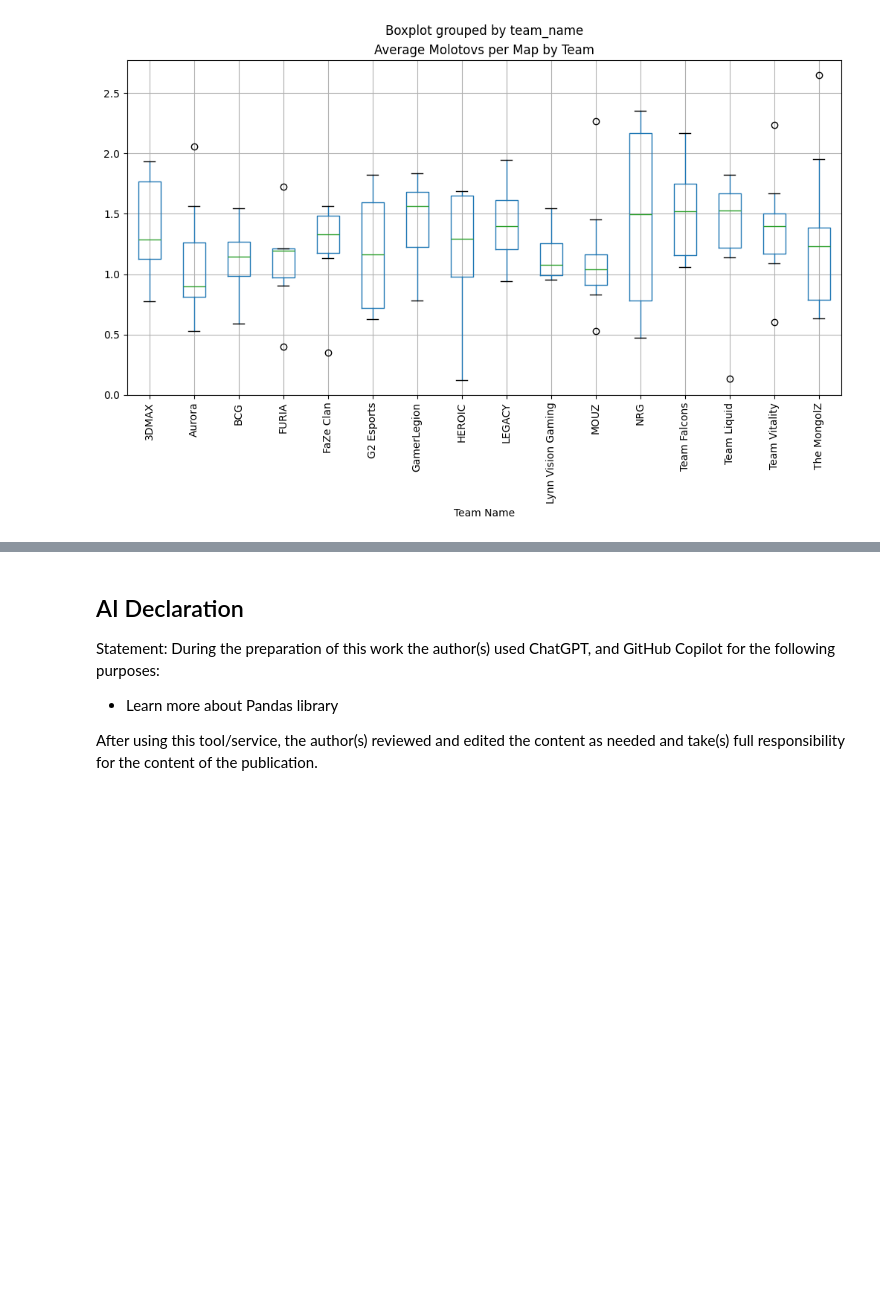
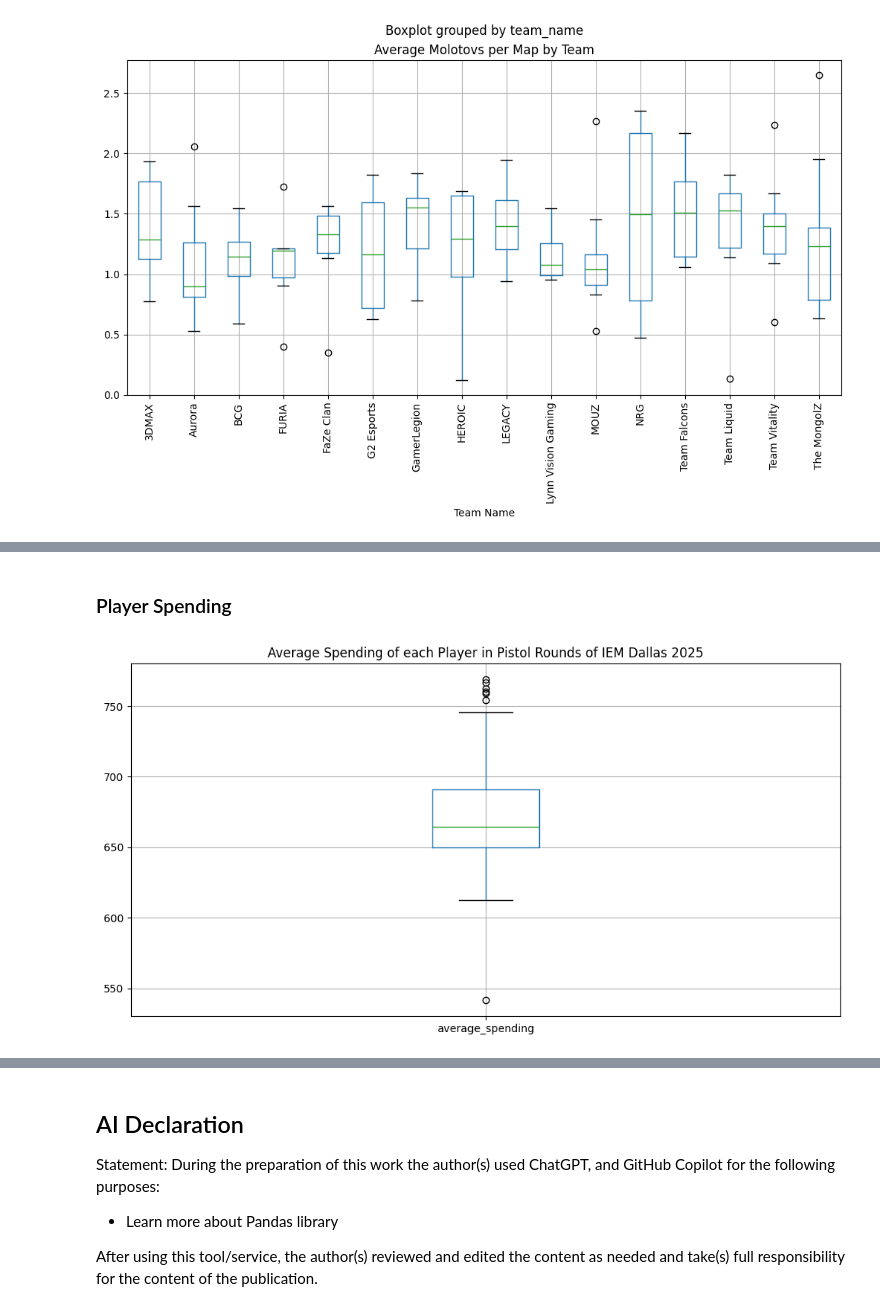
Before and after one commit to iwillreku3206/CSMODEL-MP, a Jupyter notebook: MP.ipynb, the cells around one changed output, grey strips where cells are left out. Drawn from its saved outputs; the diff is of its cells as text; code cells hidden in the pictures; blank space fills up the shorter version.

```diff
--- a/MP.ipynb
+++ b/MP.ipynb
@@ -666,0 +739,17 @@ plt.pyplot.show()
+# %% [markdown]
+### Player Spending
+# %%
+overall_spending_per_player_pistol_round = demos.loc[demos['round_number'] == 1].groupby('player_name')['player_spent_amount'].sum().to_frame()
+
+total_pistol_rounds_per_player = demos.loc[demos['round_number'] == 1].groupby('player_name')['round_id'].nunique().to_frame().reset_index()
+total_pistol_rounds_per_player.rename(columns={"round_id": "total_pistol"}, inplace=True)
+
+overall_spending_per_player_pistol_round = pd.merge(overall_spending_per_player_pistol_round, total_pistol_rounds_per_player, on="player_name")
+overall_spending_per_player_pistol_round['average_spending'] = overall_spending_per_player_pistol_round["player_spent_amount"] / overall_spending_per_player_pistol_round["total_pistol"]
+overall_spending_per_player_pistol_round["round_type"] = "Pistol Round"
+
+overall_spending_per_player_pistol_round.boxplot('average_spending', figsize=(12, 6))
+plt.pyplot.title("Average Spending of each Player in Pistol Rounds of IEM Dallas 2025")
+plt.pyplot.show()
+# %% [output]
+[figure, added]
```
Also changed, not shown: parts of 63 cells of this notebook.
